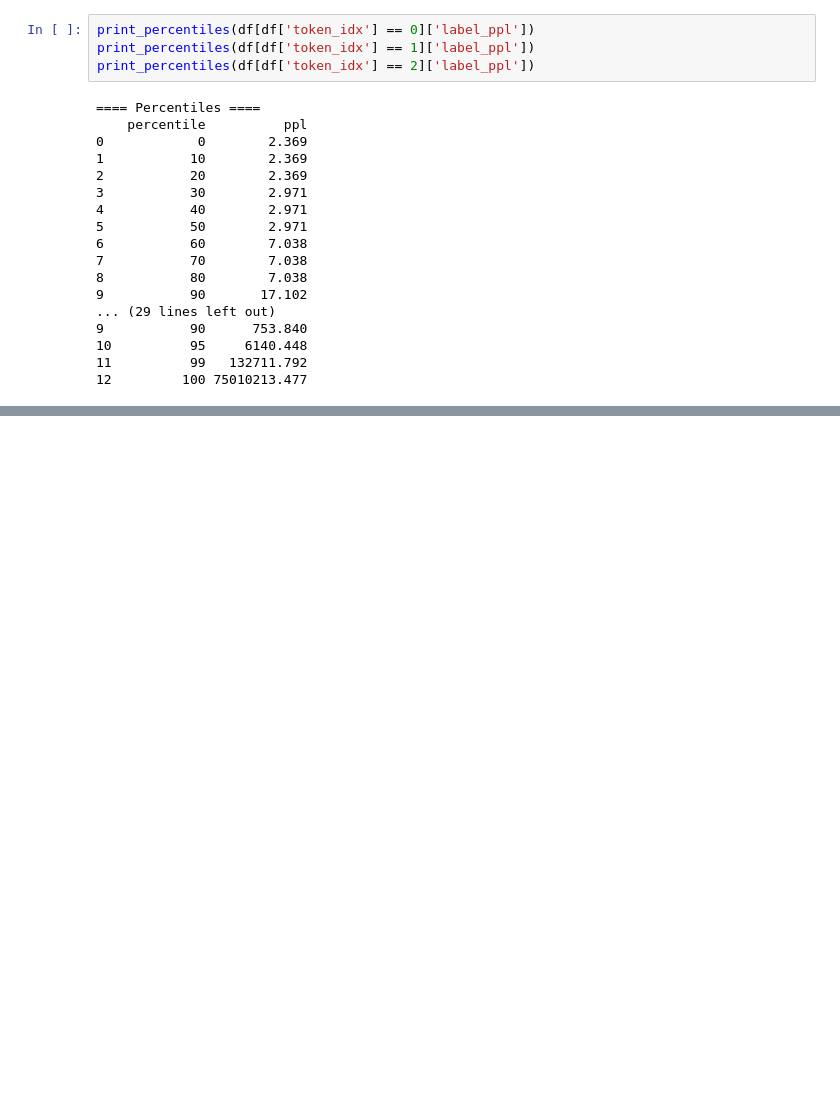
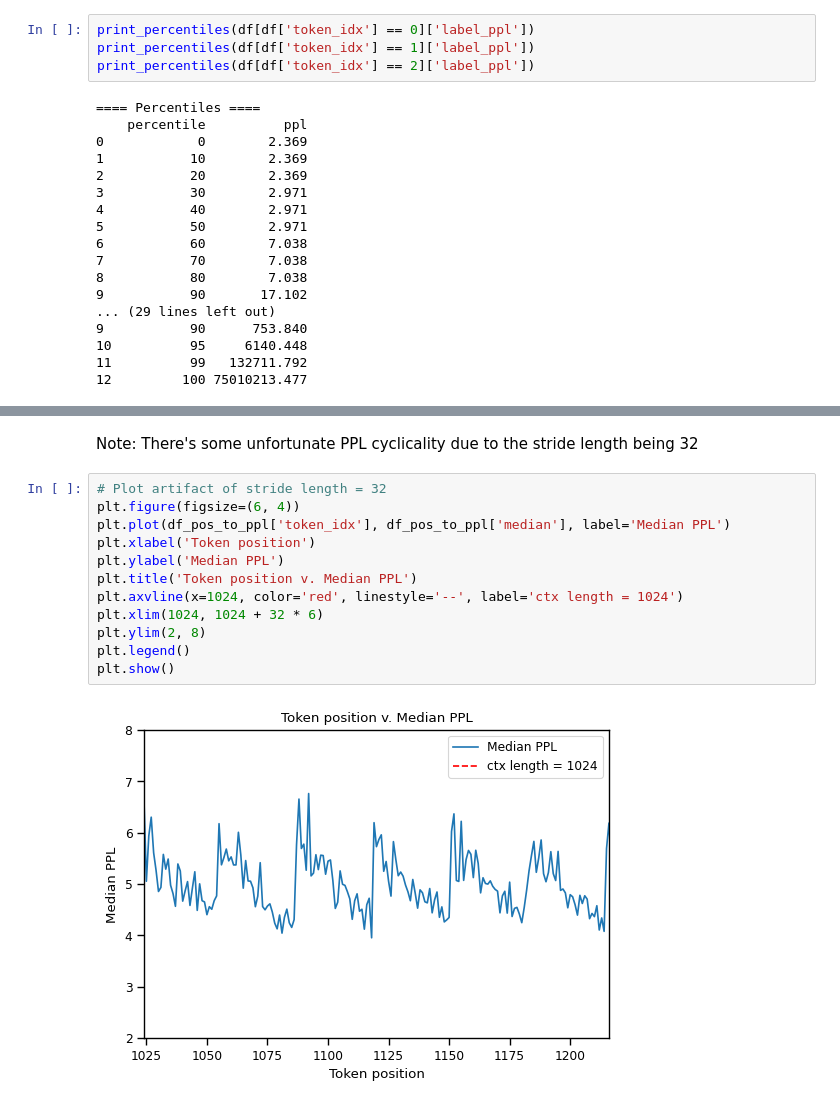
Before and after one commit to som-shahlab/hf_ehr, a Jupyter notebook: hf_ehr/notebooks/val_ppl_plots.ipynb, the cells around one changed output, grey strips where cells are left out. Cells and saved outputs as stored; diff of their text form; blank space fills up the shorter version.

```diff
--- a/hf_ehr/notebooks/val_ppl_plots.ipynb
+++ b/hf_ehr/notebooks/val_ppl_plots.ipynb
@@ -201,0 +270,16 @@ plt.show()
+# %% [markdown]
+Note: There's some unfortunate PPL cyclicality due to the stride length being 32
+# %%
+# Plot artifact of stride length = 32
+plt.figure(figsize=(6, 4))
+plt.plot(df_pos_to_ppl['token_idx'], df_pos_to_ppl['median'], label='Median PPL')
+plt.xlabel('Token position')
+plt.ylabel('Median PPL')
+plt.title('Token position v. Median PPL')
+plt.axvline(x=1024, color='red', linestyle='--', label='ctx length = 1024')
+plt.xlim(1024, 1024 + 32 * 6)
+plt.ylim(2, 8)
+plt.legend()
+plt.show()
+# %% [output]
+[figure, added]
```
Also changed, not shown: parts of 36 cells of this notebook, 10 other files.
